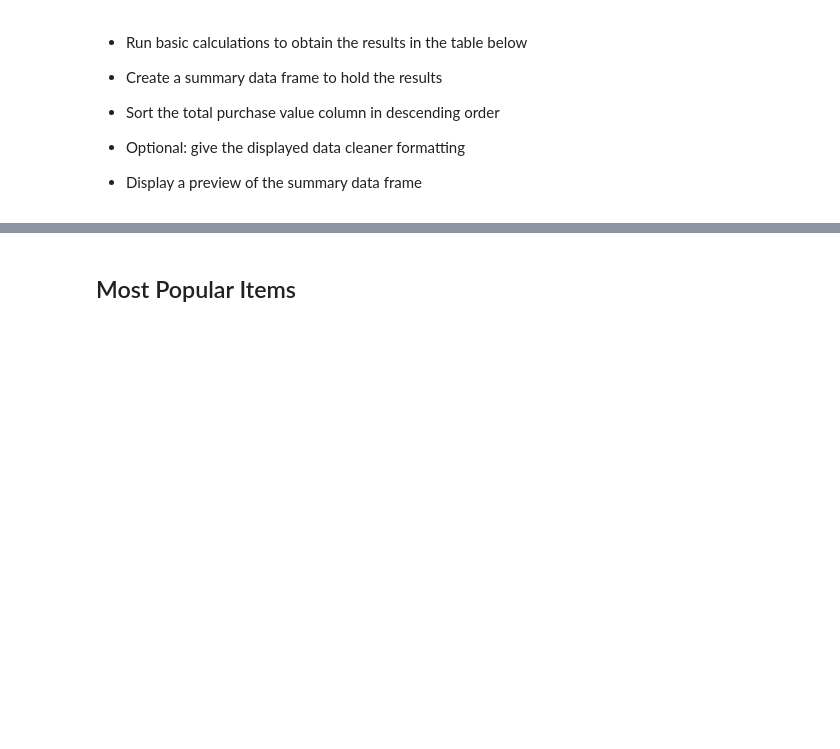
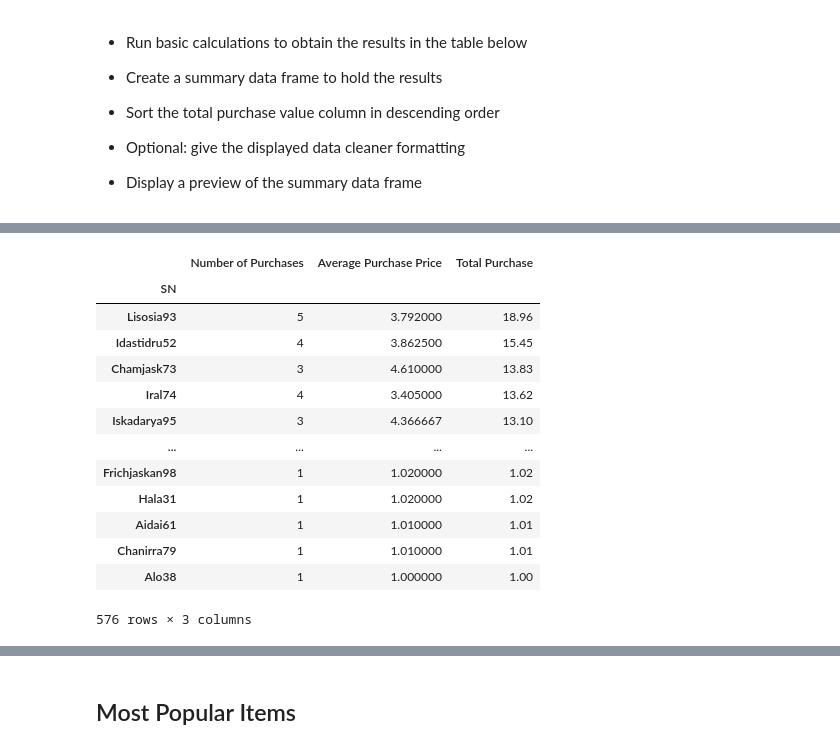
Before and after one commit to damontufar/pandas-challenge, a Jupyter notebook: HeroesOfPymoli/HeroesOfPymoli_starter.ipynb, the cells around one changed output, grey strips where cells are left out. Cells and saved outputs as stored; diff of their text form; code cells hidden in the pictures; blank space fills up the shorter version.

```diff
--- a/HeroesOfPymoli/HeroesOfPymoli_starter.ipynb
+++ b/HeroesOfPymoli/HeroesOfPymoli_starter.ipynb
@@ -393,0 +408,27 @@ purchasing_data_age
+# %%
+#Rename columns for a better understanding
+
+players_data = players_data.rename(columns = {"Purchase ID" : "Number of Purchases",
+                                                    "Price_x" : "Average Purchase Price",
+                                                    "Price_y" : "Total Purchase"
+                                                   })
+# %%
+#Sort by higher total purchase
+
+players_data = players_data\
+    .sort_values("Total Purchase", ascending = False)
+# %% [output]
+|  | Number of Purchases | Average Purchase Price | Total Purchase |
+| SN |  |  |  |
+| Lisosia93 | 5 | 3.792000 | 18.96 |
+| Idastidru52 | 4 | 3.862500 | 15.45 |
+| Chamjask73 | 3 | 4.610000 | 13.83 |
+| Iral74 | 4 | 3.405000 | 13.62 |
+| Iskadarya95 | 3 | 4.366667 | 13.10 |
+| ... | ... | ... | ... |
+| Frichjaskan98 | 1 | 1.020000 | 1.02 |
+| Hala31 | 1 | 1.020000 | 1.02 |
+| Aidai61 | 1 | 1.010000 | 1.01 |
+| Chanirra79 | 1 | 1.010000 | 1.01 |
+| Alo38 | 1 | 1.000000 | 1.00 |
+576 rows × 3 columns
```
Also changed, not shown: parts of 10 cells of this notebook.
